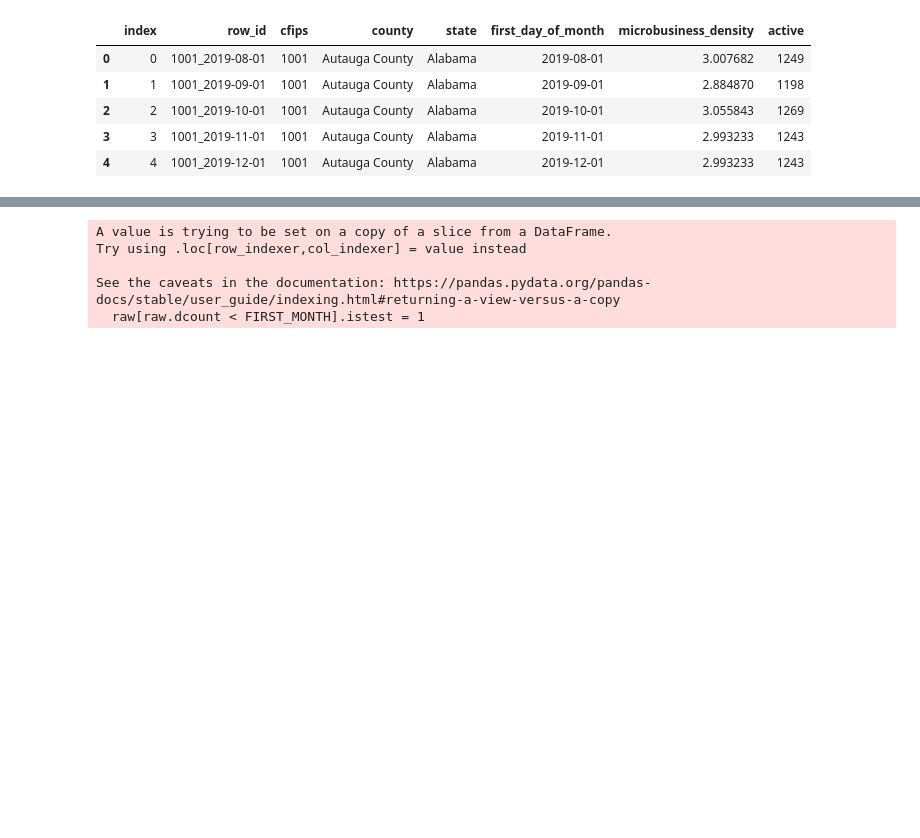
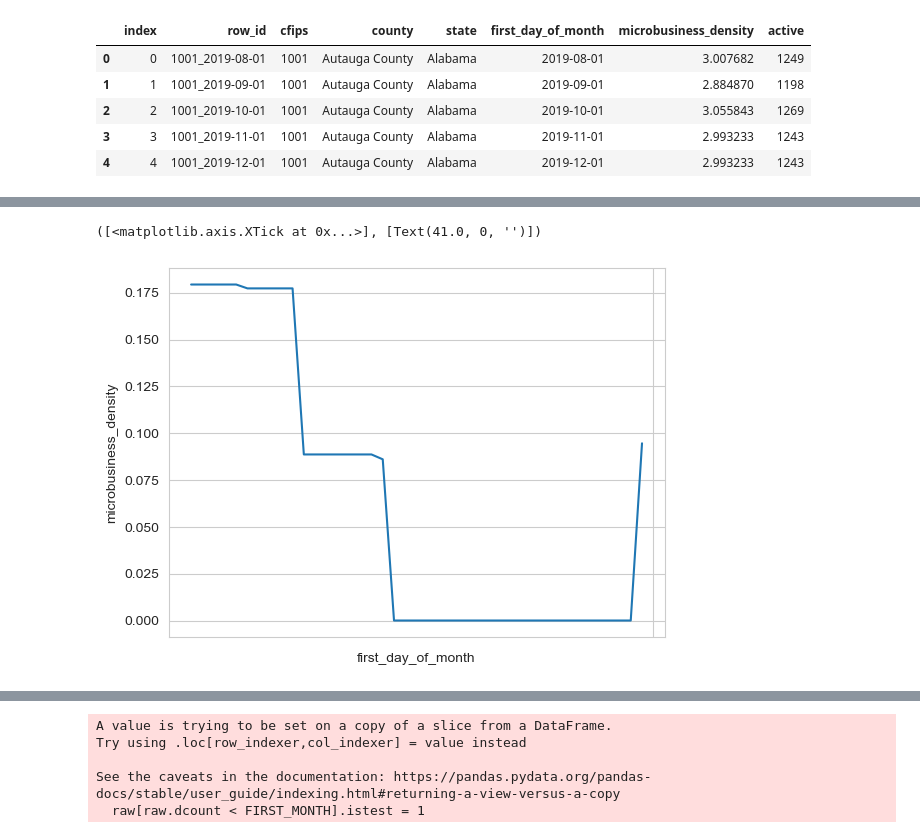
Before and after one commit to ywugwu/GoDaddy-MDF-Competition-Gold-Medal-Solution, a Jupyter notebook: main.ipynb, the cells around one changed output, grey strips where cells are left out. Cells and saved outputs as stored; diff of their text form; code cells hidden in the pictures; blank space fills up the shorter version.

```diff
--- a/main.ipynb
+++ b/main.ipynb
@@ -70,0 +89,6 @@ df_train.cfips.unique().shape,df_train.shape
+# %%
+sns.lineplot(df_train[df_train.cfips==28055],x='first_day_of_month',y='microbusiness_density')
+plt.xticks('')
+# %% [output]
+([<matplotlib.axis.XTick at 0x...>], [Text(41.0, 0, '')])
+[figure, added]
```
Also changed, not shown: parts of 18 cells of this notebook.
